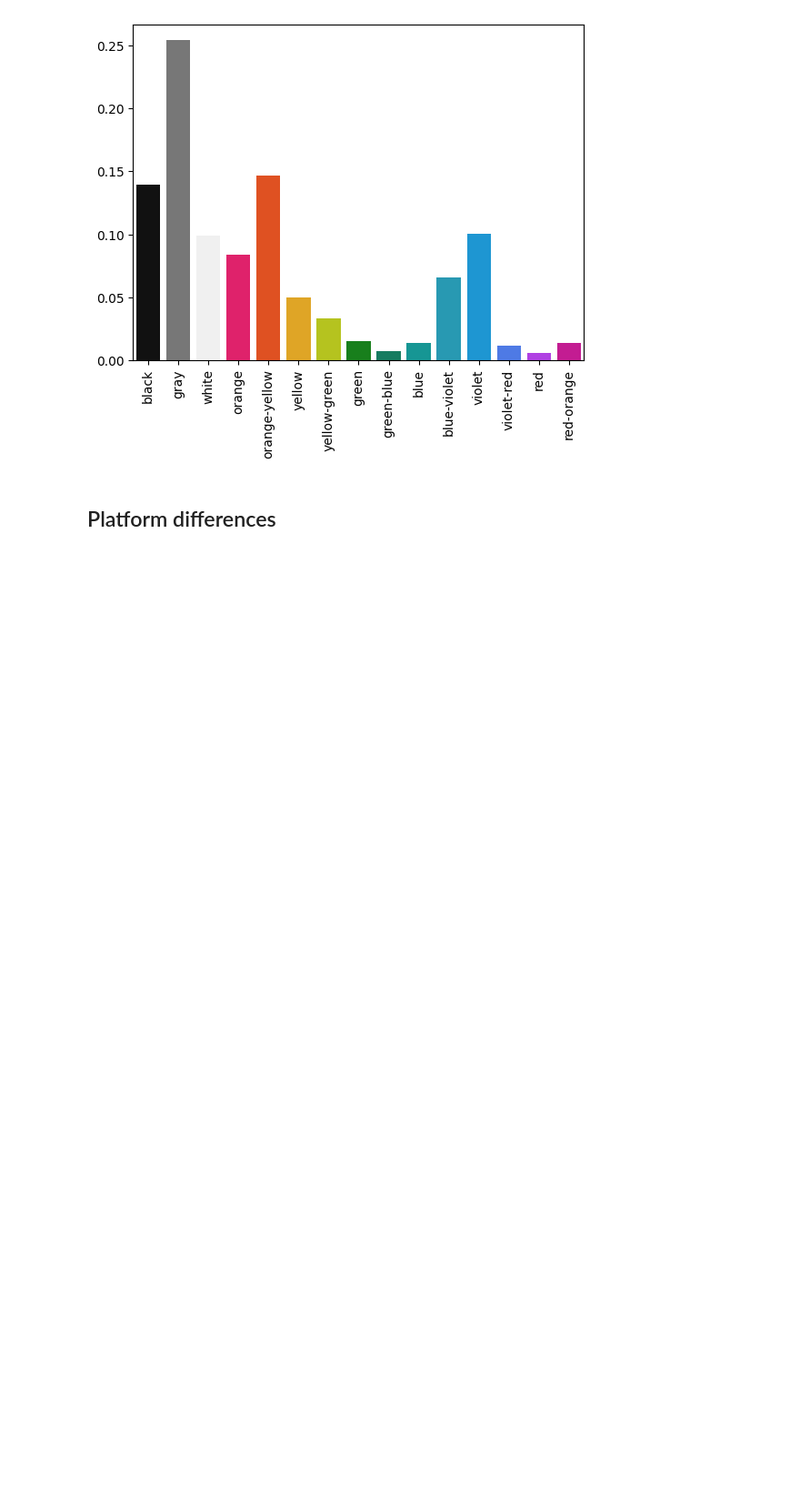
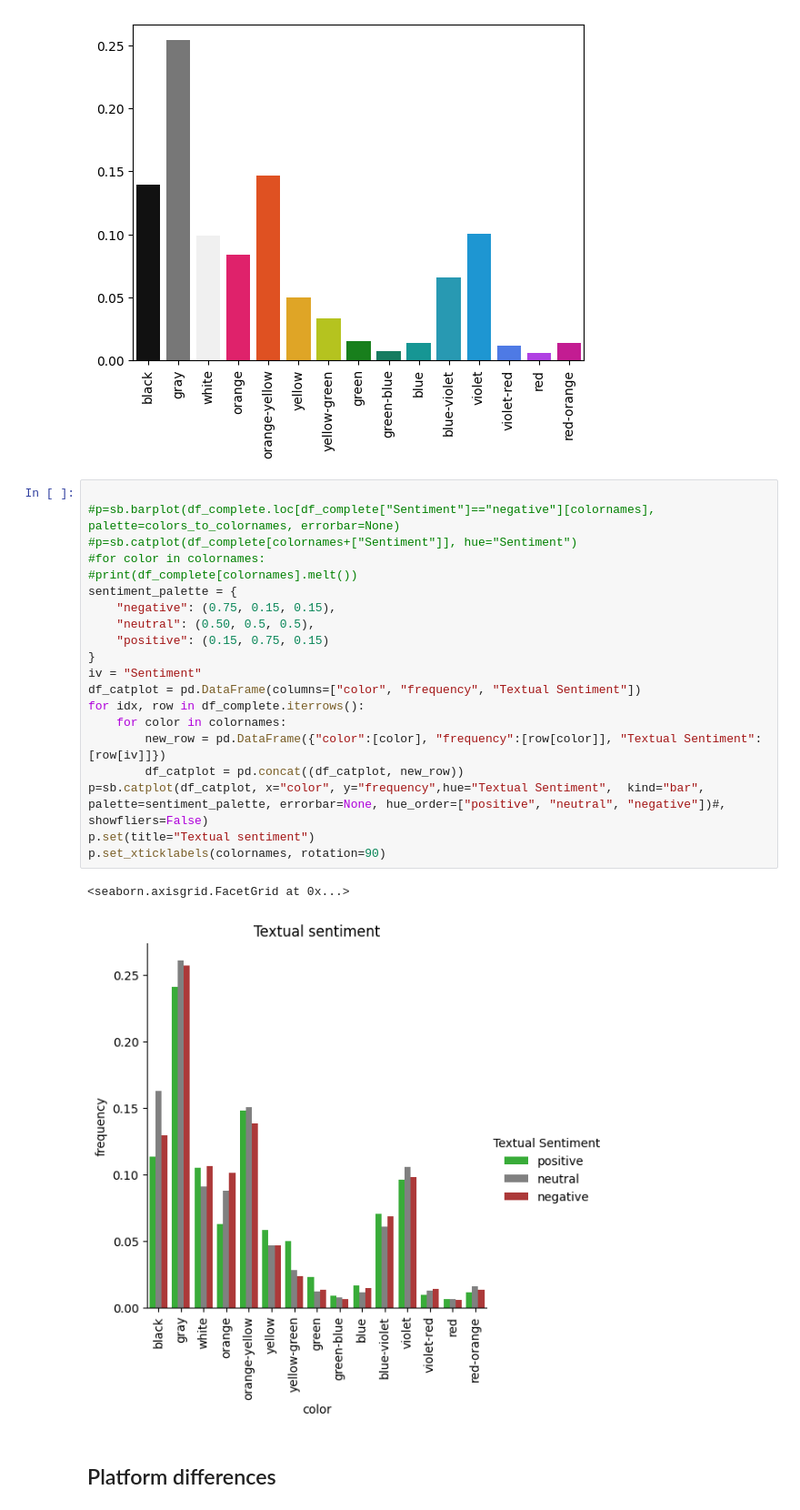
Before and after one commit to Johanna4Green/ColorsOfClimatechange, a Jupyter notebook: statistical_tests.ipynb, the cells around one changed output. Shown at 91% size. Cells and saved outputs as stored; diff of their text form; blank space fills up the shorter version.

```diff
--- a/statistical_tests.ipynb
+++ b/statistical_tests.ipynb
@@ -158,6 +158,29 @@ p.set_xticklabels(colornames, rotation=90)
  Text(13, 0, 'red'),
  Text(14, 0, 'red-orange')]
 [figure]
+# %%
+
+#p=sb.barplot(df_complete.loc[df_complete["Sentiment"]=="negative"][colornames], palette=colors_to_colornames, errorbar=None)
+#p=sb.catplot(df_complete[colornames+["Sentiment"]], hue="Sentiment")
+#for color in colornames:
+#print(df_complete[colornames].melt())
+sentiment_palette = {
+    "negative": (0.75, 0.15, 0.15),
+    "neutral": (0.50, 0.5, 0.5),
+    "positive": (0.15, 0.75, 0.15)
+}
+iv = "Sentiment"
+df_catplot = pd.DataFrame(columns=["color", "frequency", "Textual Sentiment"])
+for idx, row in df_complete.iterrows():
+    for color in colornames:
+        new_row = pd.DataFrame({"color":[color], "frequency":[row[color]], "Textual Sentiment":[row[iv]]})
+        df_catplot = pd.concat((df_catplot, new_row))
+p=sb.catplot(df_catplot, x="color", y="frequency",hue="Textual Sentiment",  kind="bar", palette=sentiment_palette, errorbar=None, hue_order=["positive", "neutral", "negative"])#, showfliers=False)
+p.set(title="Textual sentiment")
+p.set_xticklabels(colornames, rotation=90)
+# %% [output]
+<seaborn.axisgrid.FacetGrid at 0x...>
+[figure, added]
 # %% [markdown]
 ## Platform differences
 # %%
```
Also changed, not shown: parts of 29 cells of this notebook.
